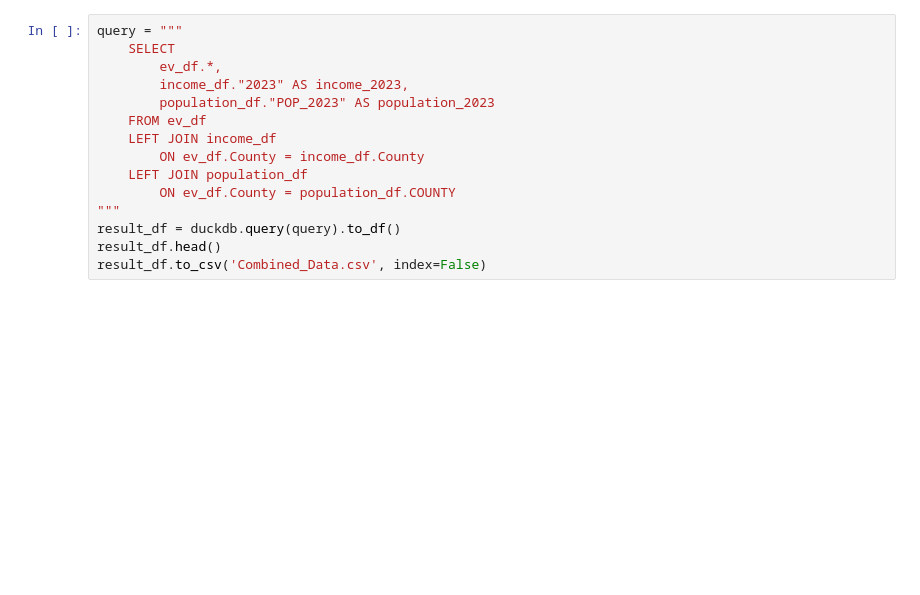
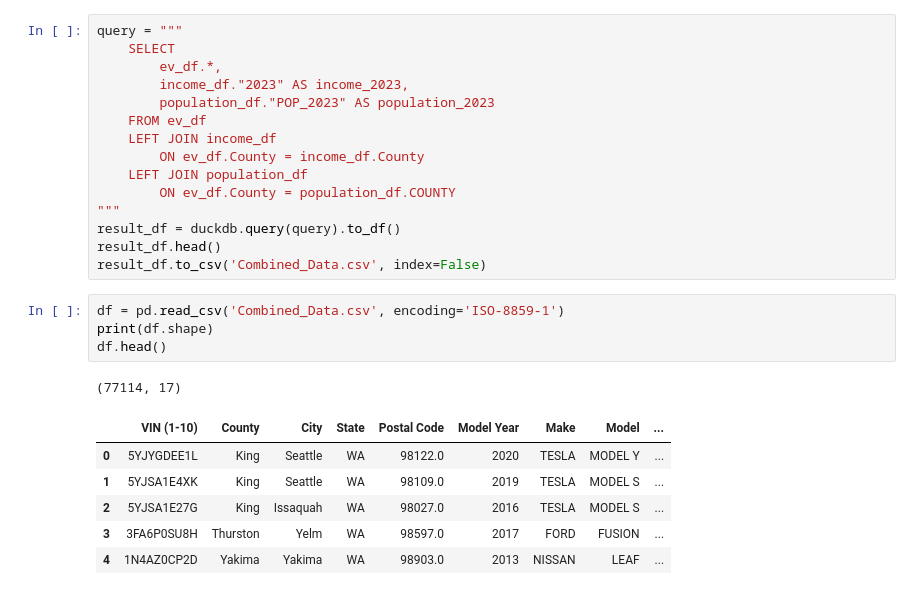
Before and after one commit to vivianzhou1288/info2950-final, a Jupyter notebook: Data Cleaning.ipynb, the cells around one changed output. Cells and saved outputs as stored; diff of their text form; blank space fills up the shorter version.

```diff
--- a/Data Cleaning.ipynb
+++ b/Data Cleaning.ipynb
@@ -131,3 +131,15 @@ query = """
 result_df = duckdb.query(query).to_df()
 result_df.head()
 result_df.to_csv('Combined_Data.csv', index=False)
+# %%
+df = pd.read_csv('Combined_Data.csv', encoding='ISO-8859-1')
+print(df.shape)
+df.head()
+# %% [output]
+(77114, 17)
+|  | VIN (1-10) | County | City | State | Postal Code | Model Year | Make | Model | ... |
+| 0 | 5YJYGDEE1L | King | Seattle | WA | 98122.0 | 2020 | TESLA | MODEL Y | ... |
+| 1 | 5YJSA1E4XK | King | Seattle | WA | 98109.0 | 2019 | TESLA | MODEL S | ... |
+| 2 | 5YJSA1E27G | King | Issaquah | WA | 98027.0 | 2016 | TESLA | MODEL S | ... |
+| 3 | 3FA6P0SU8H | Thurston | Yelm | WA | 98597.0 | 2017 | FORD | FUSION | ... |
+| 4 | 1N4AZ0CP2D | Yakima | Yakima | WA | 98903.0 | 2013 | NISSAN | LEAF | ... |
```
Also changed, not shown: parts of 2 cells of this notebook, 2 other files.
